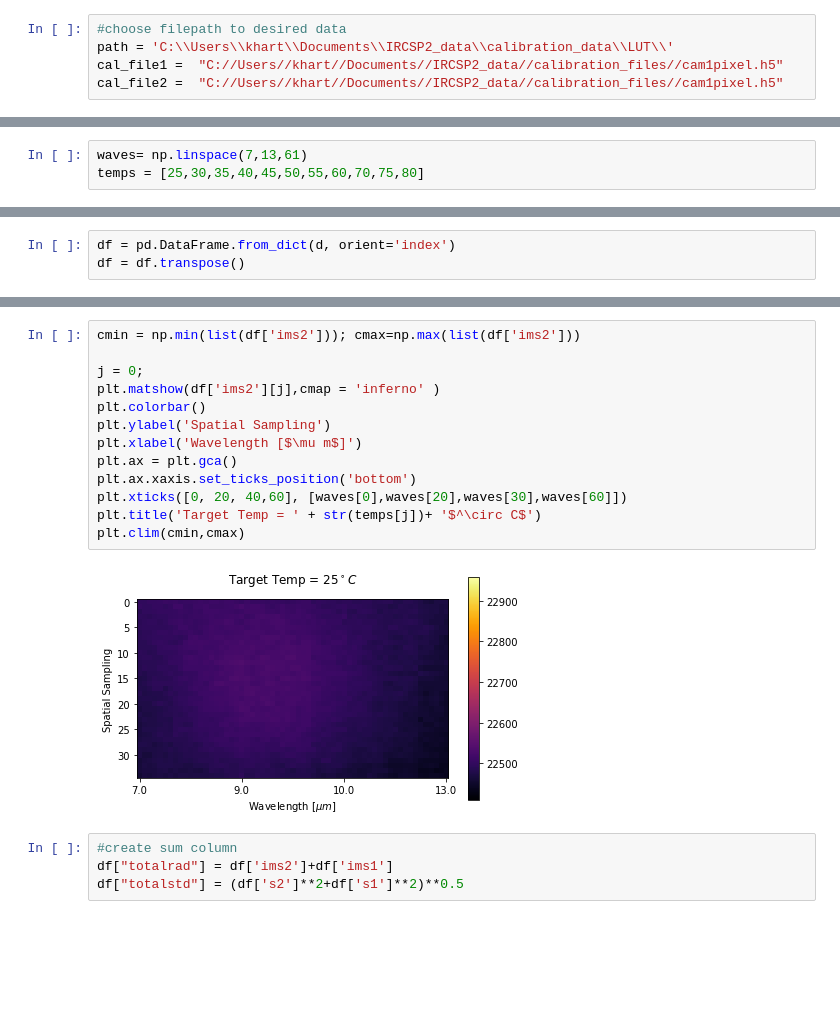
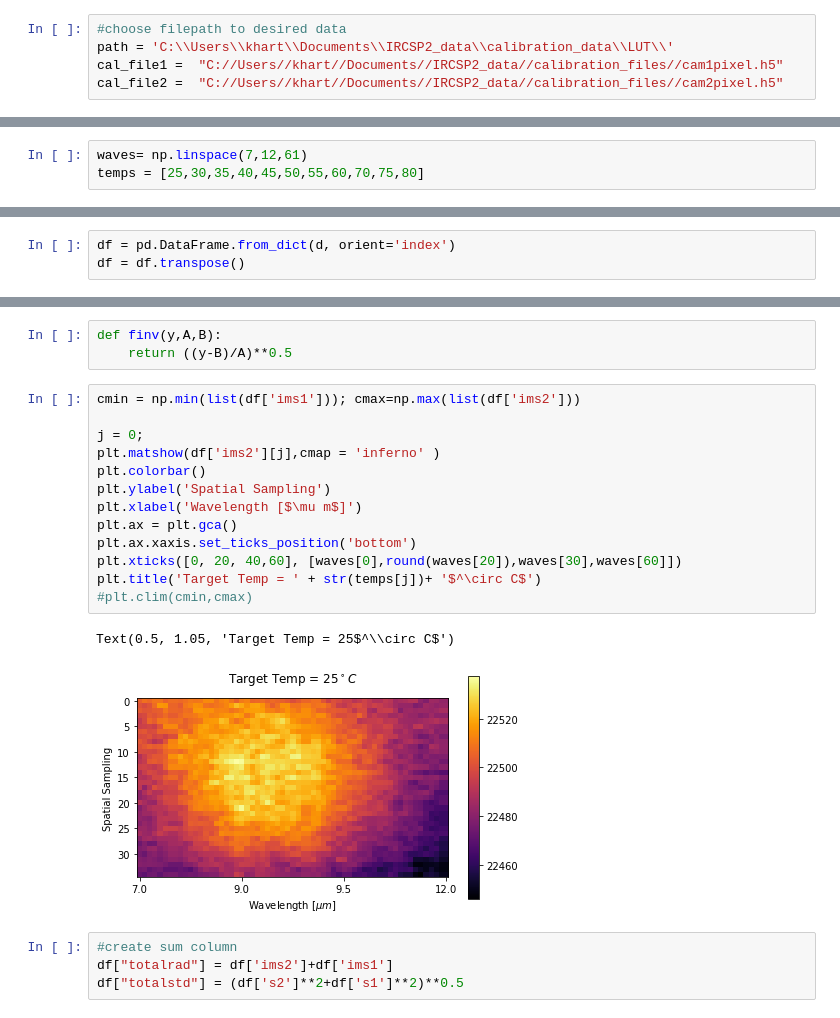
Before and after one commit to Polarization-Lab/IRCSP, a Jupyter notebook: calibration/radiometric/calculate_LUT.ipynb, the cells around one changed output, grey strips where cells are left out. Drawn from its saved outputs; the diff is of its cells as text; blank space fills up the shorter version.

```diff
--- a/calibration/radiometric/calculate_LUT.ipynb
+++ b/calibration/radiometric/calculate_LUT.ipynb
@@ -12,13 +12,13 @@ import scipy
 #choose filepath to desired data
 path = 'C:\\Users\\khart\\Documents\\IRCSP2_data\\calibration_data\\LUT\\'
 cal_file1 =  "C://Users//khart//Documents//IRCSP2_data//calibration_files//cam1pixel.h5"
-cal_file2 =  "C://Users//khart//Documents//IRCSP2_data//calibration_files//cam1pixel.h5"
+cal_file2 =  "C://Users//khart//Documents//IRCSP2_data//calibration_files//cam2pixel.h5"
 # %%
 #will create a df and print the names of the keys in the original hdf5 file
 df1 = create_LUT_df(path,'cam1_80.h5')
 df2 = create_LUT_df(path,'cam2_80.h5')
 # %%
-waves= np.linspace(7,13,61)
+waves= np.linspace(7,12,61)
 temps = [25,30,35,40,45,50,55,60,70,75,80]
 # %%
 #apply pixel registration to full dataset
@@ -75,18 +60,22 @@ df
+# %%
+def finv(y,A,B):
+    return ((y-B)/A)**0.5
 # %%
-cmin = np.min(list(df['ims2'])); cmax=np.max(list(df['ims2']))
+cmin = np.min(list(df['ims1'])); cmax=np.max(list(df['ims2']))
 
 j = 0;
 plt.matshow(df['ims2'][j],cmap = 'inferno' )
 plt.colorbar()
 plt.ylabel('Spatial Sampling')
 plt.xlabel('Wavelength [$\mu m$]')
 plt.ax = plt.gca()
 plt.ax.xaxis.set_ticks_position('bottom')
-plt.xticks([0, 20, 40,60], [waves[0],waves[20],waves[30],waves[60]])
+plt.xticks([0, 20, 40,60], [waves[0],round(waves[20]),waves[30],waves[60]])
 plt.title('Target Temp = ' + str(temps[j])+ '$^\circ C$')
-plt.clim(cmin,cmax)
+#plt.clim(cmin,cmax)
 # %% [output]
+Text(0.5, 1.05, 'Target Temp = 25$^\\circ C$')
-[figure, old version]
+[figure, new version]
 # %%
 #create sum column
 df["totalrad"] = df['ims2']+df['ims1']
```
Also changed, not shown: parts of 8 cells of this notebook, 3 other files.
